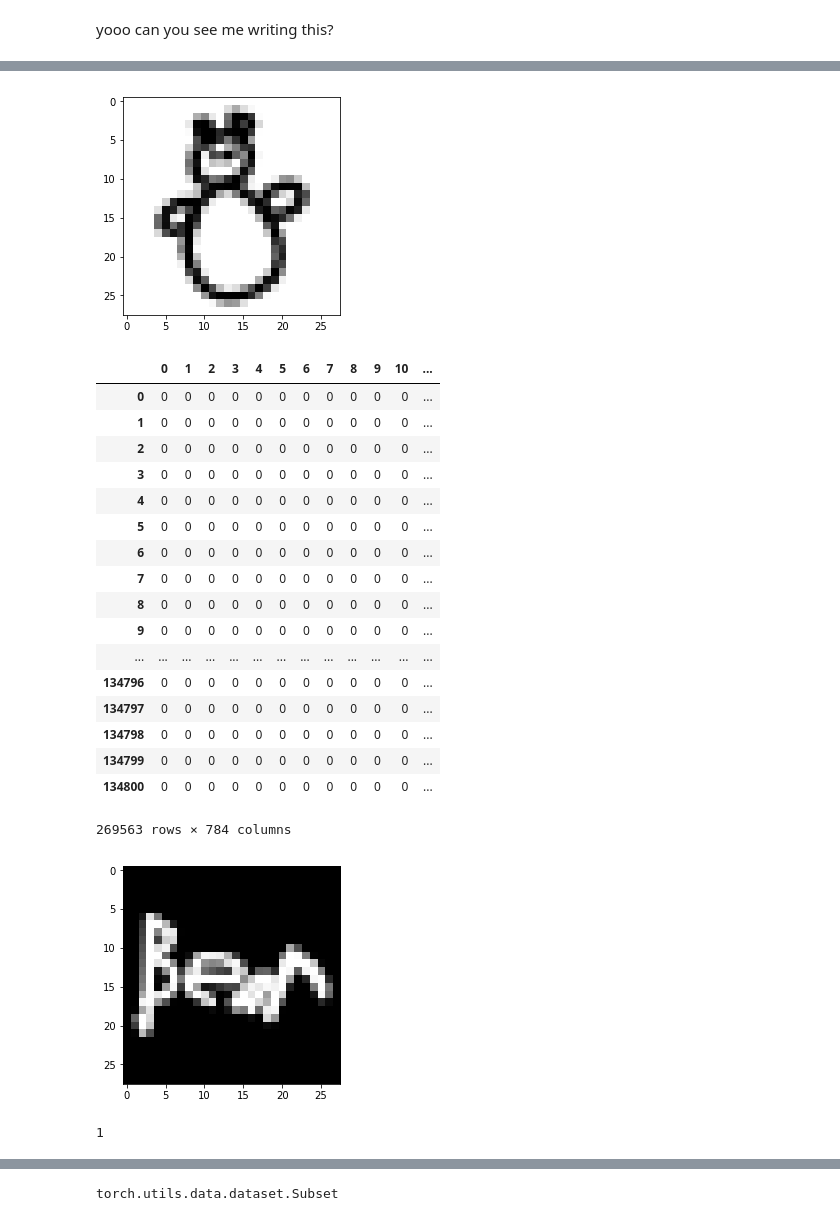
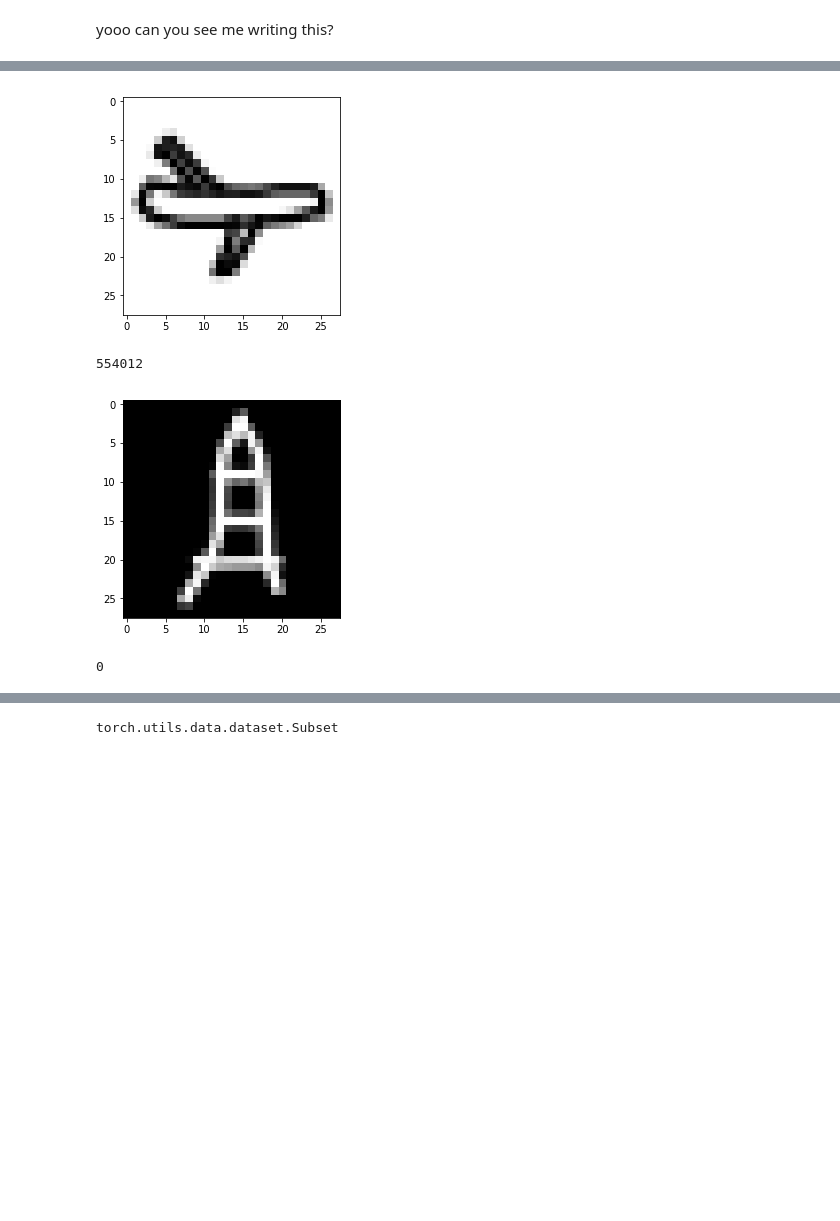
Before and after one commit to maiam6242/Facial_Blur, a Jupyter notebook: Facial_Blur.ipynb, the cells around one changed output, grey strips where cells are left out. Cells and saved outputs as stored; diff of their text form; code cells hidden in the pictures; blank space fills up the shorter version.

```diff
--- a/Facial_Blur.ipynb
+++ b/Facial_Blur.ipynb
@@ -41,44 +50,19 @@ To: /content/bear.npy
 # %%
 tower = np.load('eiffeltower.npy') #type = 1
 bear = np.load('bear.npy') # type = 0
+airplane = np.load('airplane.npy')
+broccoli = np.load('broccoli.npy')
 # %%
 import matplotlib.pyplot as plt
 import numpy as np
 
-X = bear[750]
+X = airplane[750]
 X = np.resize(X,(28,28))
 X = np.invert(X)
 plt.imshow(X, cmap="gray")
 plt.show()
-
-
-df = pd.DataFrame(data=bear)
-# df['Type'] = 0
-df.head
-
-dt = pd.DataFrame(data=tower)
-# dt['Type'] = 1
-df.append(dt)
 # %% [output]
-[figure, old version]
+[figure, new version]
-|  | 0 | 1 | 2 | 3 | 4 | 5 | 6 | 7 | 8 | 9 | 10 | ... |
-| 0 | 0 | 0 | 0 | 0 | 0 | 0 | 0 | 0 | 0 | 0 | 0 | ... |
-| 1 | 0 | 0 | 0 | 0 | 0 | 0 | 0 | 0 | 0 | 0 | 0 | ... |
-| 2 | 0 | 0 | 0 | 0 | 0 | 0 | 0 | 0 | 0 | 0 | 0 | ... |
-| 3 | 0 | 0 | 0 | 0 | 0 | 0 | 0 | 0 | 0 | 0 | 0 | ... |
-| 4 | 0 | 0 | 0 | 0 | 0 | 0 | 0 | 0 | 0 | 0 | 0 | ... |
-| 5 | 0 | 0 | 0 | 0 | 0 | 0 | 0 | 0 | 0 | 0 | 0 | ... |
-| 6 | 0 | 0 | 0 | 0 | 0 | 0 | 0 | 0 | 0 | 0 | 0 | ... |
-| 7 | 0 | 0 | 0 | 0 | 0 | 0 | 0 | 0 | 0 | 0 | 0 | ... |
-| 8 | 0 | 0 | 0 | 0 | 0 | 0 | 0 | 0 | 0 | 0 | 0 | ... |
-| 9 | 0 | 0 | 0 | 0 | 0 | 0 | 0 | 0 | 0 | 0 | 0 | ... |
-| ... | ... | ... | ... | ... | ... | ... | ... | ... | ... | ... | ... | ... |
-| 134796 | 0 | 0 | 0 | 0 | 0 | 0 | 0 | 0 | 0 | 0 | 0 | ... |
-| 134797 | 0 | 0 | 0 | 0 | 0 | 0 | 0 | 0 | 0 | 0 | 0 | ... |
-| 134798 | 0 | 0 | 0 | 0 | 0 | 0 | 0 | 0 | 0 | 0 | 0 | ... |
-| 134799 | 0 | 0 | 0 | 0 | 0 | 0 | 0 | 0 | 0 | 0 | 0 | ... |
-| 134800 | 0 | 0 | 0 | 0 | 0 | 0 | 0 | 0 | 0 | 0 | 0 | ... |
-269563 rows × 784 columns
 # %%
 from torch.utils.data import Dataset
 from torch.utils.data import random_split
@@ -86,11 +70,12 @@ from torch.utils.data import random_split
 import torch
 
 class QuickDrawData(Dataset):
-    def __init__(self, tower, bear):
+    def __init__(self, tower, bear, airplane, broccoli):
         super(QuickDrawData, self).__init__()
-        self.data = np.vstack((tower, bear))
-        self.targets = np.concatenate((0*np.ones(tower.shape[0]), 1*np.ones(bear.shape[0])))
-        self.classes = ['tower', 'bear']
+        self.data = np.vstack((tower, bear, airplane, broccoli))
+        self.targets = np.concatenate((0*np.ones(tower.shape[0]), 1*np.ones(bear.shape[0]), 2*np.ones(airplane.shape[0]), 3*np.ones(broccoli.shape[0])))
+        print(len(self.data))
+        self.classes = ['tower', 'bear', 'airplane', 'broccoli']
 
     def __len__(self):
         return self.targets.shape[0]
@@ -98,12 +83,14 @@ class QuickDrawData(Dataset):
     def __getitem__(self, index):
         return torch.FloatTensor(self.data[index, :].reshape((28, 28))).unsqueeze(0), int(self.targets[index])
 
-quick_draw_data = QuickDrawData(tower, bear)
-im, target = quick_draw_data[206408]
+quick_draw_data = QuickDrawData(tower, bear, airplane, broccoli)
+
+im, target = quick_draw_data[55102]
 plt.imshow(im.squeeze(), cmap='gray')
 plt.show()
 im.shape
 print(target)
 # %% [output]
+554012
-[figure, old version]
+[figure, new version]
-1
+0
```
Also changed, not shown: parts of 10 cells of this notebook.
